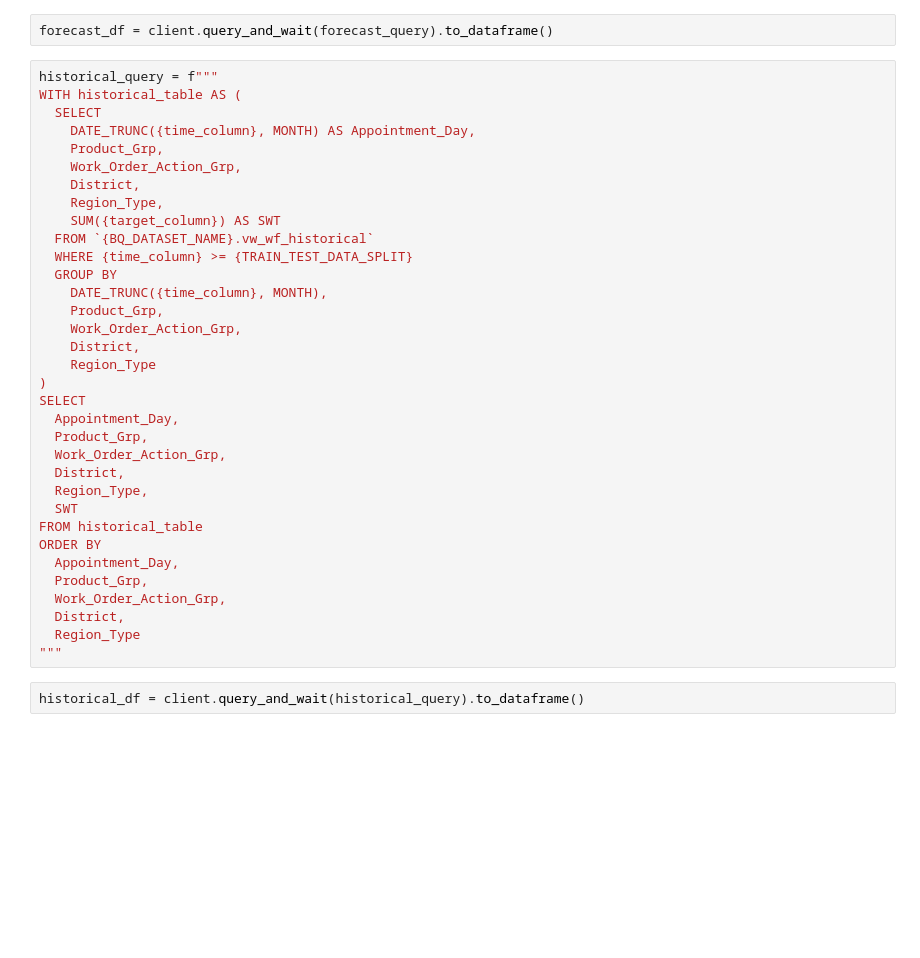
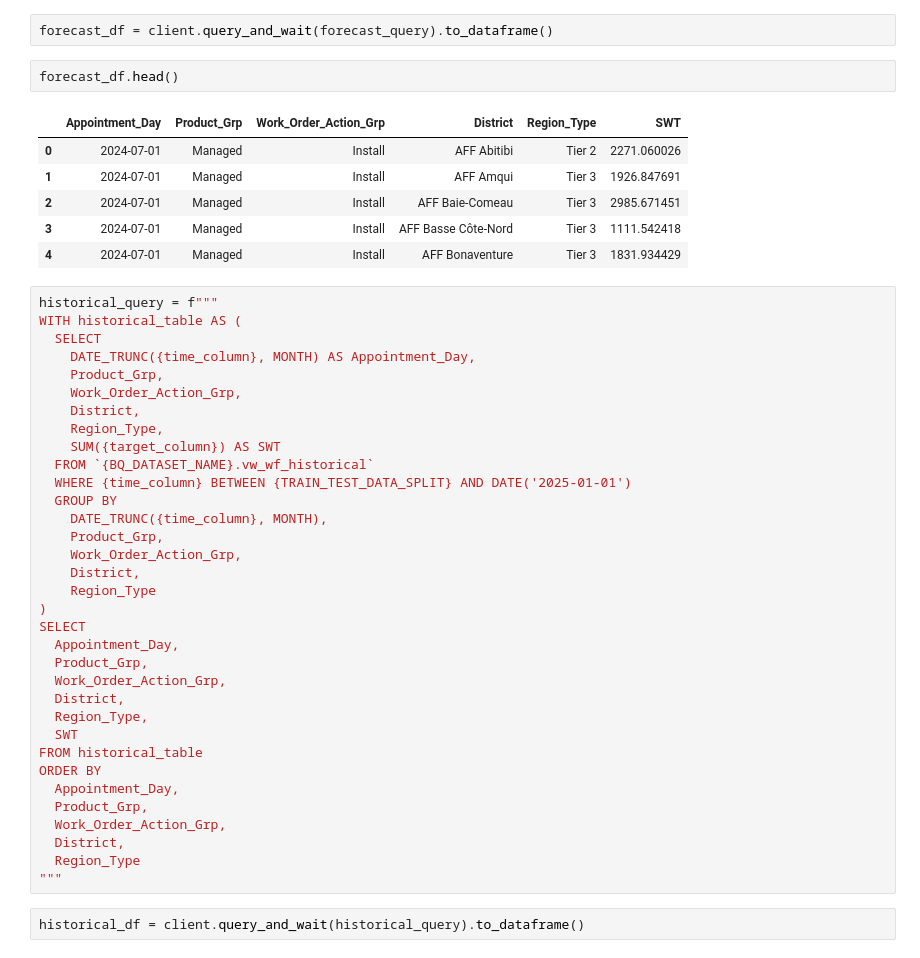
Before and after one commit to GuidoLGM/b2b-wf-experiments, a Jupyter notebook: src/notebook/b2b_wf_prediction.ipynb, the cells around one changed output. Cells and saved outputs as stored; diff of their text form; blank space fills up the shorter version.

Commit message:
new evaluation  table format

```diff
--- a/src/notebook/b2b_wf_prediction.ipynb
+++ b/src/notebook/b2b_wf_prediction.ipynb
@@ -341,6 +406,15 @@ ORDER BY
 """
 # %%
 forecast_df = client.query_and_wait(forecast_query).to_dataframe()
+# %%
+forecast_df.head()
+# %% [output]
+|  | Appointment_Day | Product_Grp | Work_Order_Action_Grp | District | Region_Type | SWT |
+| 0 | 2024-07-01 | Managed | Install | AFF Abitibi | Tier 2 | 2271.060026 |
+| 1 | 2024-07-01 | Managed | Install | AFF Amqui | Tier 3 | 1926.847691 |
+| 2 | 2024-07-01 | Managed | Install | AFF Baie-Comeau | Tier 3 | 2985.671451 |
+| 3 | 2024-07-01 | Managed | Install | AFF Basse Côte-Nord | Tier 3 | 1111.542418 |
+| 4 | 2024-07-01 | Managed | Install | AFF Bonaventure | Tier 3 | 1831.934429 |
 # %%
 historical_query = f"""
 WITH historical_table AS (
@@ -352,7 +426,7 @@ WITH historical_table AS (
     Region_Type,
     SUM({target_column}) AS SWT
   FROM `{BQ_DATASET_NAME}.vw_wf_historical`
-  WHERE {time_column} >= {TRAIN_TEST_DATA_SPLIT}
+  WHERE {time_column} BETWEEN {TRAIN_TEST_DATA_SPLIT} AND DATE('2025-01-01')
   GROUP BY
     DATE_TRUNC({time_column}, MONTH),
     Product_Grp,
```
Also changed, not shown: parts of 17 cells of this notebook, 1 other file.
